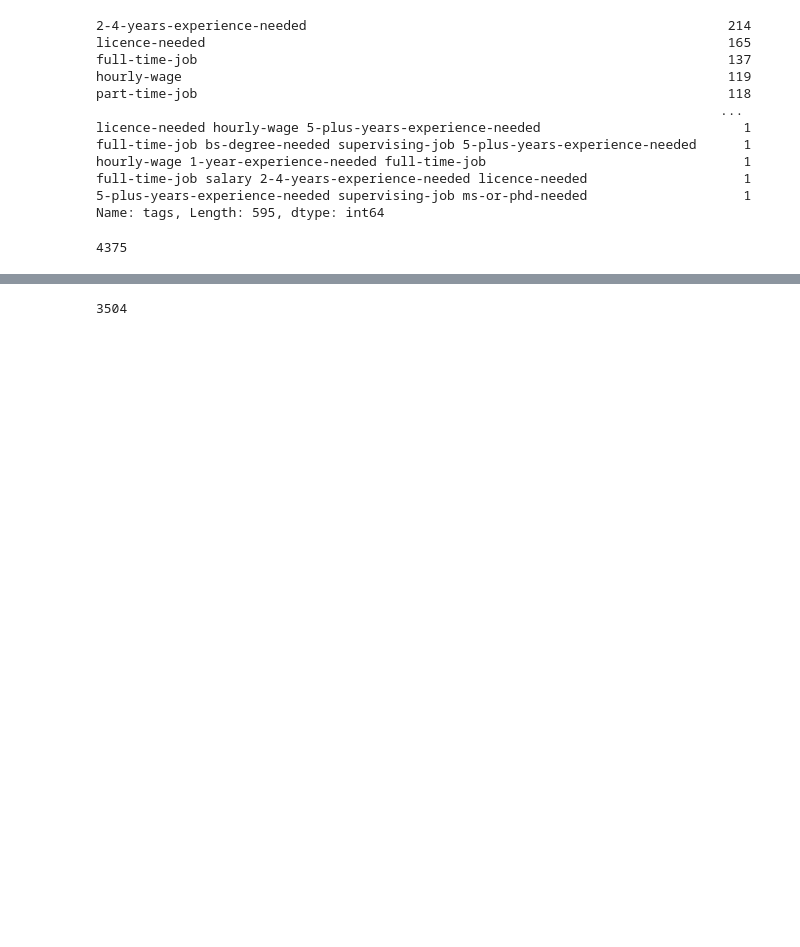
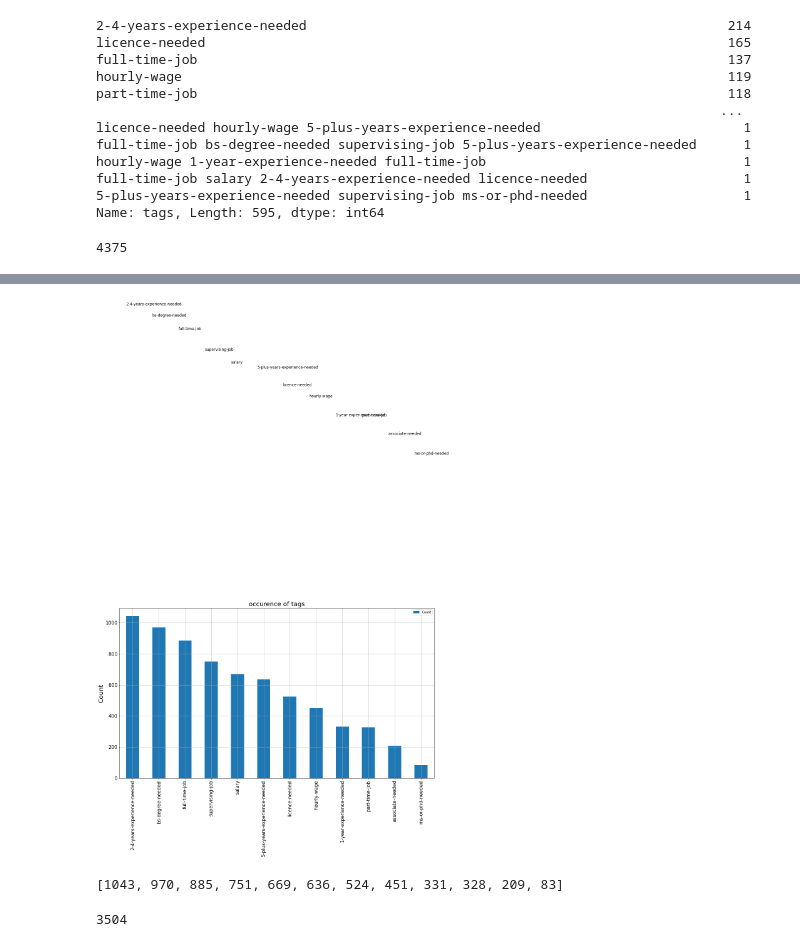
Before and after one commit to 15nisha/EXperimets, a Jupyter notebook: tsv_to_csv.ipynb, the cells around one changed output, grey strips where cells are left out. Saved outputs shown, nothing was run; the diff lists cells and outputs as text; code cells hidden in the pictures; blank space fills up the shorter version.

```diff
--- a/tsv_to_csv.ipynb
+++ b/tsv_to_csv.ipynb
@@ -100,0 +198,11 @@ uniq_table.head(40)
+# %%
+axes = count_df.head(20).plot(x = 'tags', y = 'Count', kind = 'bar', figsize = (18, 10), fontsize = 15, grid = True)
+plt.xlabel("")
+plt.ylabel("Count", fontsize = 20)
+plt.title("occurence of tags", fontsize = 20)
+cnt = 0
+for i in axes.patches:
+    axes.text(i.get_x(), i.get_height()+2000, count_df.head(20)['tags'][cnt], fontsize=12, color='black')
+    cnt +=1
+# %% [output]
+[figure, added]
@@ -101,3 +211,7 @@ uniq_table.head(40)
+# %%
+frequency_tags
+# %% [output]
+[1043, 970, 885, 751, 669, 636, 524, 451, 331, 328, 209, 83]
 # %%
 len(uniq_table)
 # %% [output]
```
Also changed, not shown: parts of 18 cells of this notebook.
